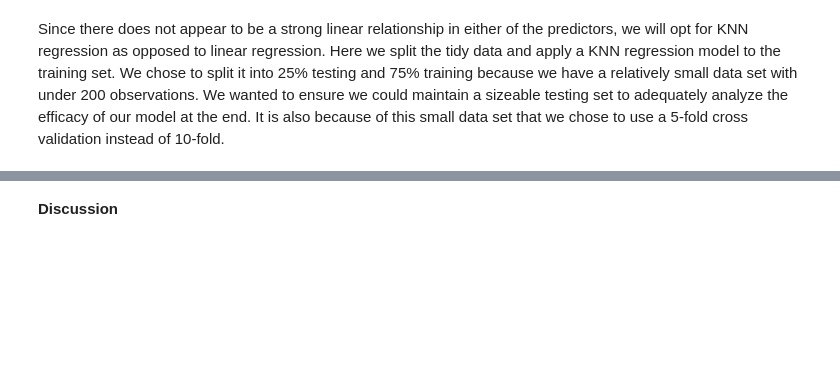
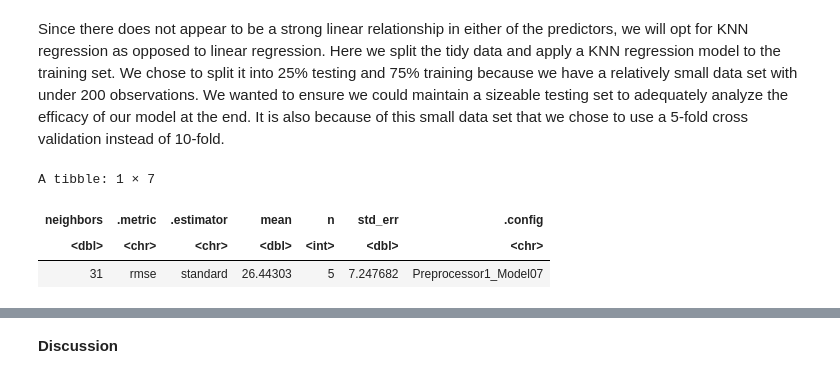
Before and after one commit to lucydehaan/Group-Project, a Jupyter notebook: Project.ipynb, the cells around one changed output, grey strips where cells are left out. Cells and saved outputs as stored; diff of their text form; code cells hidden in the pictures; blank space fills up the shorter version.

```diff
--- a/Project.ipynb
+++ b/Project.ipynb
@@ -176,3 +169,47 @@ Warning message in scale_y_continuous(trans = "log10"):
 [figure]
 # %% [markdown]
 Since there does not appear to be a strong linear relationship in either of the predictors, we will opt for KNN regression as opposed to linear regression. Here we split the tidy data and apply a KNN regression model to the training set. We chose to split it into 25% testing and 75% training because we have a relatively small data set with under 200 observations. We wanted to ensure we could maintain a sizeable testing set to adequately analyze the efficacy of our model at the end. It is also because of this small data set that we chose to use a 5-fold cross validation instead of 10-fold.
+# %%
+ set.seed(69420)
+# predict played_hours from experience, Age
+# multivariable knn regression gives 3D plots which we were told to avoid :(
+# i think we could evaluate each predictor separately then we can try a multivariable prediction and
+# see if combining the variables gives a more accurate model or not.
+# otherwise we have nothing to visualize
+
+
+#split the data into training and testing
+data_split <- initial_split(data, prop = 0.75, strata = played_hours)
+data_train <- training(data_split)
+data_test <- testing(data_split)
+
+age_recipe <- data_train_recipe <- recipe(played_hours ~ age, data = data_train) |>
+    step_scale(all_predictors()) |>
+    step_center(all_predictors())
+
+age_spec <- nearest_neighbor(weight_func = "rectangular", neighbors = tune()) |>
+      set_engine("kknn") |>
+      set_mode("regression")
+
+age_vfold <- vfold_cv(data_train, v = 5, strata = played_hours)
+
+age_workflow <- workflow() |>
+    add_recipe(age_recipe) |>
+    add_model(age_spec)
+
+gridvals <- tibble(neighbors = seq(from = 1, to = 81, by = 5))
+
+age_results <- age_workflow |>
+  tune_grid(resamples = data_vfold, grid = gridvals) |>
+    collect_metrics()
+
+age_k_min <- age_results |>
+    filter(.metric == "rmse") |>
+    slice_min(mean, n=1)
+
+age_k_min
+# %% [output]
+A tibble: 1 × 7
+| neighbors | .metric | .estimator | mean | n | std_err | .config |
+| <dbl> | <chr> | <chr> | <dbl> | <int> | <dbl> | <chr> |
+| 31 | rmse | standard | 26.44303 | 5 | 7.247682 | Preprocessor1_Model07 |
```
Also changed, not shown: parts of 6 cells of this notebook.
